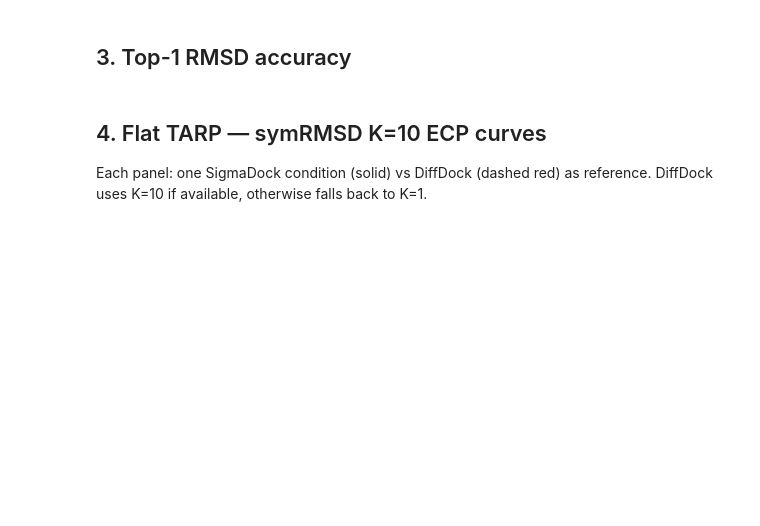
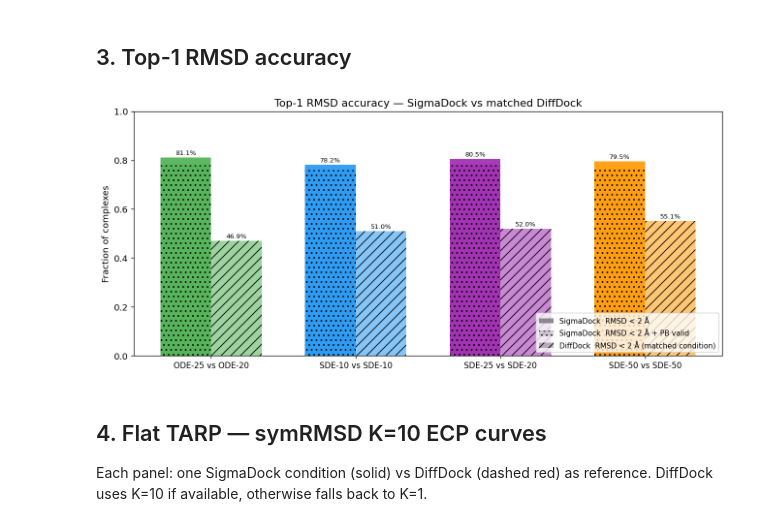
Before and after one commit to quentin-fuchs/MasterThesis, a Jupyter notebook: notebooks/comparison_diffdock_sigmadock.ipynb, the cells around one changed output. Cells and saved outputs as stored; diff of their text form; code cells hidden in the pictures; blank space fills up the shorter version.

```diff
--- a/notebooks/comparison_diffdock_sigmadock.ipynb
+++ b/notebooks/comparison_diffdock_sigmadock.ipynb
@@ -102,5 +113,4 @@ for g in GROUPS:
 # %%
-# ── Readiness table ───────────────────────────────────────────────────────────
 def _r(x): return '✓' if x is not None else '–'
 
 keys = [
@@ -116,9 +126,13 @@ keys = [
     ('mira_torsion',     'mira_torsion'),
 ]
 cond_labels = [CONDITIONS[c]['label'].replace('SigmaDock ', '') for c in CONDITIONS]
-print(f"{'':22s}  {'DD':>4}  " + '  '.join(f'{lb:>10}' for lb in cond_labels))
-print('─' * (22 + 4 + 4 + len(CONDITIONS) * 12))
+dd_labels   = [CONDITIONS[c]['dd_label'].replace('DiffDock ', '') for c in CONDITIONS]
+
+header = f"{'':22s}  " + '  '.join(f'{"SD-"+lb:>9}  {"DD-"+dl:>9}' for lb, dl in zip(cond_labels, dd_labels))
+print(header)
+print('─' * len(header))
 for label, key in keys:
-    row = f"{label:22s}  {_r(dd.get(key)):>4}  "
-    row += '  '.join(f"{_r(sd[c].get(key)):>10}" for c in CONDITIONS)
+    row = f"{label:22s}  "
+    for cond in CONDITIONS:
+        row += f"{_r(sd[cond].get(key)):>9}  {_r(dd[cond].get(key)):>9}  "
     print(row)
@@ -183,3 +154,58 @@ plt.show()
+# %%
+def _accuracy(top1_rmsd, pb_json):
+    """Return (rmsd_frac, pb_and_rmsd_frac); pb value is None if pb_json missing."""
+    if top1_rmsd is None:
+        return None, None
+    rmsd_frac = float((top1_rmsd < 2.0).mean())
+    if pb_json is None:
+        return rmsd_frac, None
+    pb_pass = np.array([
+        bool(v.get('valid_ranks') and v['valid_ranks'][0] == 'rank1')
+        for v in pb_json.values()
+    ])
+    if len(pb_pass) != len(top1_rmsd):
+        return rmsd_frac, None
+    return rmsd_frac, float(((top1_rmsd < 2.0) & pb_pass).mean())
+
+conds = list(CONDITIONS.keys())
+x     = np.arange(len(conds))
+w     = 0.35
+
+fig, ax = plt.subplots(figsize=(11, 5))
+for i, cond in enumerate(conds):
+    cfg = CONDITIONS[cond]
+    sd_r, sd_pb = _accuracy(sd[cond]['top1_rmsd'], sd[cond]['pb_json'])
+    dd_r, _     = _accuracy(dd[cond]['top1_rmsd'], None)
+
+    b_sd = ax.bar(x[i] - w/2, sd_r or 0, w, color=cfg['color'], alpha=0.9)
+    b_dd = ax.bar(x[i] + w/2, dd_r or 0, w, color=cfg['color'], alpha=0.55, hatch='//')
+    if sd_pb is not None:
+        ax.bar(x[i] - w/2, sd_pb, w, color=cfg['color'], alpha=0.35, hatch='..')
+
+    for b, v in [(b_sd, sd_r), (b_dd, dd_r)]:
+        if v is not None:
+            ax.text(b[0].get_x() + b[0].get_width()/2, v + 0.005,
+                    f'{v*100:.1f}%', ha='center', va='bottom', fontsize=8)
+
+from matplotlib.patches import Patch
+ax.legend(handles=[
+    Patch(facecolor='grey', alpha=0.9,  label='SigmaDock  RMSD < 2 Å'),
+    Patch(facecolor='grey', alpha=0.35, hatch='..', label='SigmaDock  RMSD < 2 Å + PB valid'),
+    Patch(facecolor='grey', alpha=0.55, hatch='//', label='DiffDock  RMSD < 2 Å (matched condition)'),
+], loc='lower right', fontsize=9)
+
+ax.set_xticks(x)
+ax.set_xticklabels([
+    f"ODE-25 vs ODE-20", "SDE-10 vs SDE-10",
+    "SDE-25 vs SDE-20", "SDE-50 vs SDE-50"
+], fontsize=10)
+ax.set_ylabel('Fraction of complexes')
+ax.set_ylim(0, 1.0)
+ax.set_title('Top-1 RMSD accuracy — SigmaDock vs matched DiffDock')
+fig.tight_layout()
+plt.show()
+# %% [output]
+[figure, added]
 # %% [markdown]
 ## 4. Flat TARP — symRMSD K=10 ECP curves
 
```
Also changed, not shown: parts of 11 cells of this notebook, 1 other file.
